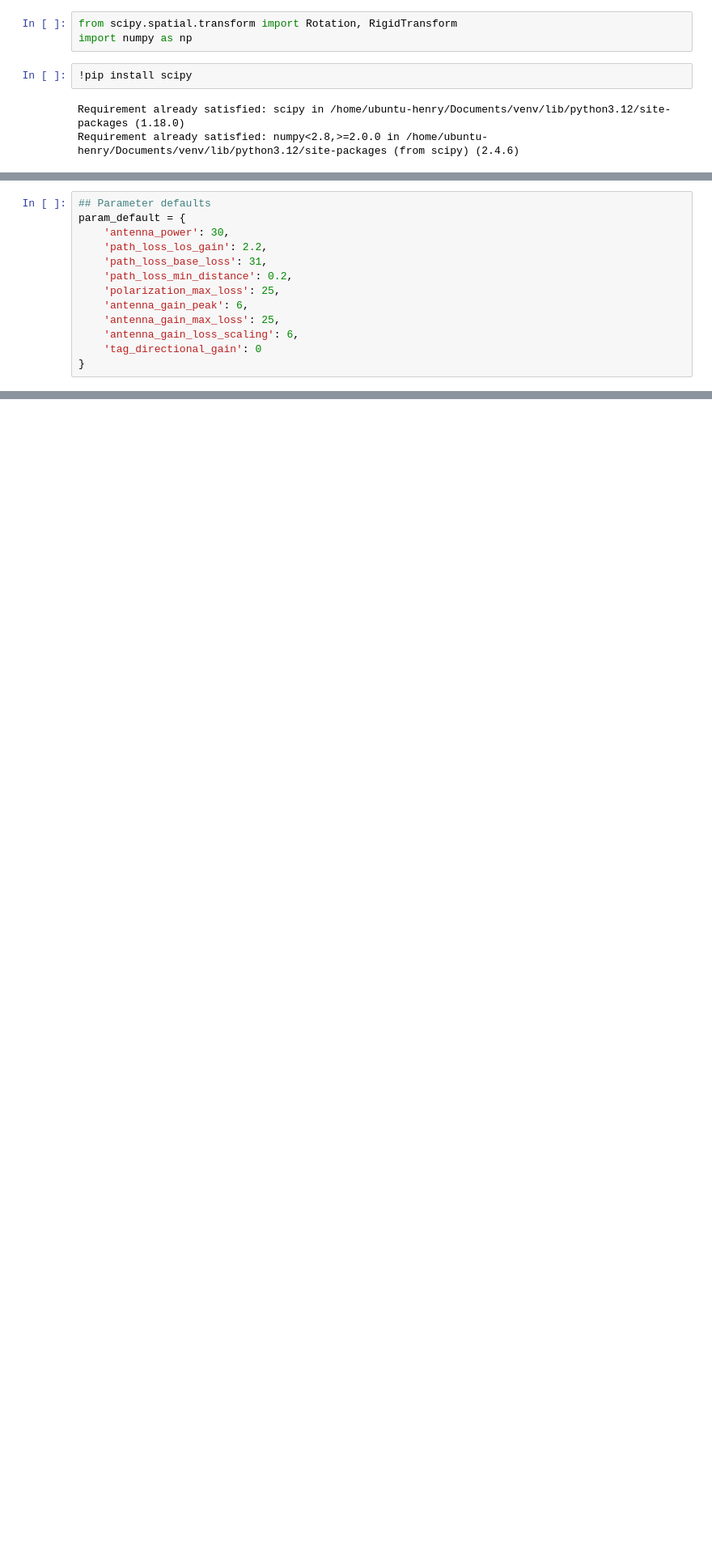
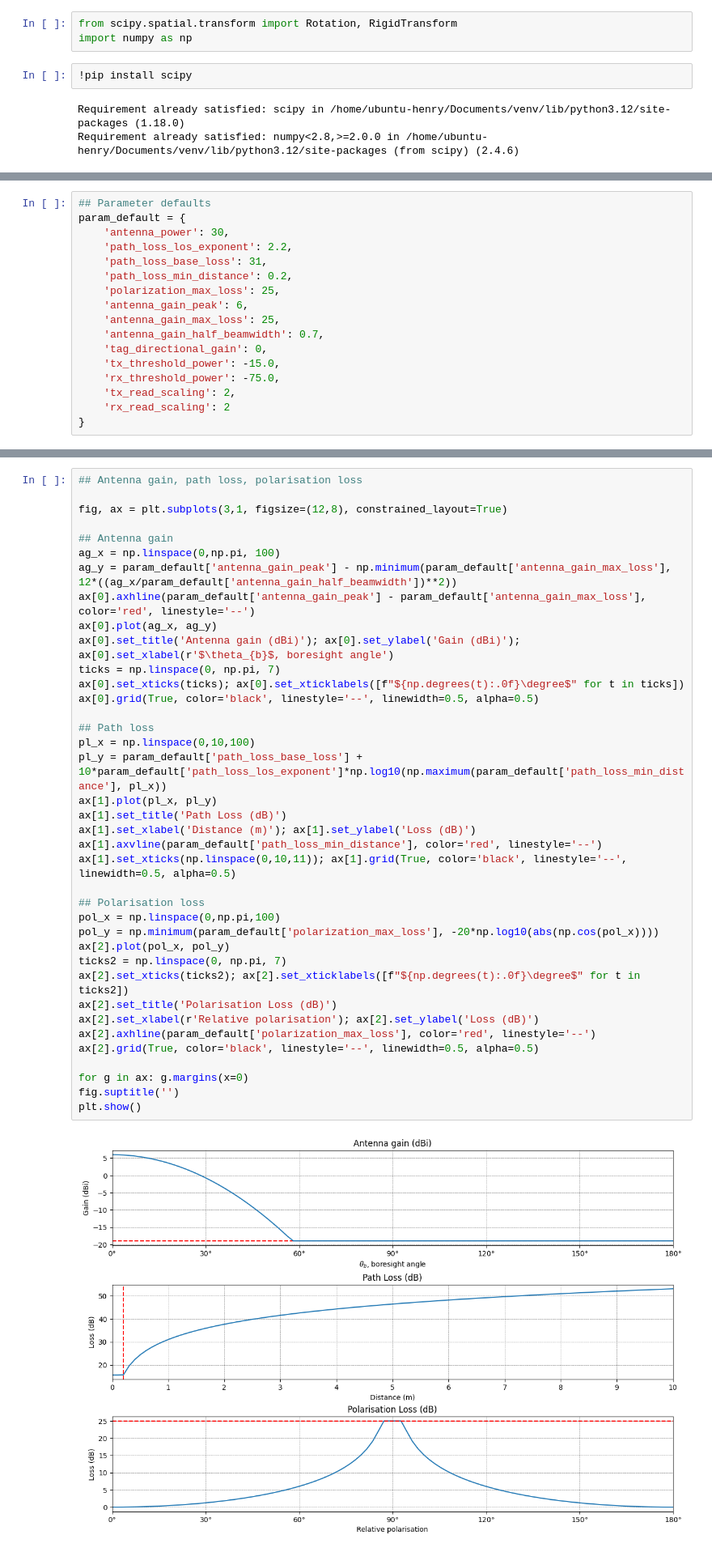
Before and after one commit to bulbeckh/gazebo-rfid-plugin, a Jupyter notebook: docs/testing.ipynb, the cells around one changed output, grey strips where cells are left out. Shown at 81% size. Drawn from its saved outputs; the diff is of its cells as text; blank space fills up the shorter version.

Commit message:
changes to rf model in docs/testing. added backscatter term and additional plots for gain/loss

```diff
--- a/docs/testing.ipynb
+++ b/docs/testing.ipynb
@@ -64,14 +72,18 @@ $$P_{read}=P_{read,t}\cdot P_{read,r}$$
 ## Parameter defaults
 param_default = {
     'antenna_power': 30,
-    'path_loss_los_gain': 2.2,
+    'path_loss_los_exponent': 2.2,
     'path_loss_base_loss': 31,
     'path_loss_min_distance': 0.2,
     'polarization_max_loss': 25,
     'antenna_gain_peak': 6,
     'antenna_gain_max_loss': 25,
-    'antenna_gain_loss_scaling': 6,
-    'tag_directional_gain': 0
+    'antenna_gain_half_beamwidth': 0.7,
+    'tag_directional_gain': 0,
+    'tx_threshold_power': -15.0,
+    'rx_threshold_power': -75.0,
+    'tx_read_scaling': 2,
+    'rx_read_scaling': 2
 }
 # %%
 def rssi(scanner_pose, tag_pose, params=param_default):
@@ -216,0 +112,40 @@ plt.show()
+# %%
+## Antenna gain, path loss, polarisation loss
+
+fig, ax = plt.subplots(3,1, figsize=(12,8), constrained_layout=True)
+
+## Antenna gain
+ag_x = np.linspace(0,np.pi, 100)
+ag_y = param_default['antenna_gain_peak'] - np.minimum(param_default['antenna_gain_max_loss'], 12*((ag_x/param_default['antenna_gain_half_beamwidth'])**2))
+ax[0].axhline(param_default['antenna_gain_peak'] - param_default['antenna_gain_max_loss'], color='red', linestyle='--')
+ax[0].plot(ag_x, ag_y)
+ax[0].set_title('Antenna gain (dBi)'); ax[0].set_ylabel('Gain (dBi)'); ax[0].set_xlabel(r'$\theta_{b}$, boresight angle')
+ticks = np.linspace(0, np.pi, 7)
+ax[0].set_xticks(ticks); ax[0].set_xticklabels([f"${np.degrees(t):.0f}\degree$" for t in ticks])
+ax[0].grid(True, color='black', linestyle='--', linewidth=0.5, alpha=0.5)
+
+## Path loss
+pl_x = np.linspace(0,10,100)
+pl_y = param_default['path_loss_base_loss'] + 10*param_default['path_loss_los_exponent']*np.log10(np.maximum(param_default['path_loss_min_distance'], pl_x))
+ax[1].plot(pl_x, pl_y)
+ax[1].set_title('Path Loss (dB)')
+ax[1].set_xlabel('Distance (m)'); ax[1].set_ylabel('Loss (dB)')
+ax[1].axvline(param_default['path_loss_min_distance'], color='red', linestyle='--')
+ax[1].set_xticks(np.linspace(0,10,11)); ax[1].grid(True, color='black', linestyle='--', linewidth=0.5, alpha=0.5)
+
+## Polarisation loss
+pol_x = np.linspace(0,np.pi,100)
+pol_y = np.minimum(param_default['polarization_max_loss'], -20*np.log10(abs(np.cos(pol_x))))
+ax[2].plot(pol_x, pol_y)
+ticks2 = np.linspace(0, np.pi, 7)
+ax[2].set_xticks(ticks2); ax[2].set_xticklabels([f"${np.degrees(t):.0f}\degree$" for t in ticks2])
+ax[2].set_title('Polarisation Loss (dB)')
+ax[2].set_xlabel(r'Relative polarisation'); ax[2].set_ylabel('Loss (dB)')
+ax[2].axhline(param_default['polarization_max_loss'], color='red', linestyle='--')
+ax[2].grid(True, color='black', linestyle='--', linewidth=0.5, alpha=0.5)
+
+for g in ax: g.margins(x=0)
+fig.suptitle('')
+plt.show()
+# %% [output]
+[figure, added]
```
Also changed, not shown: parts of 6 cells of this notebook, 1 other file.
